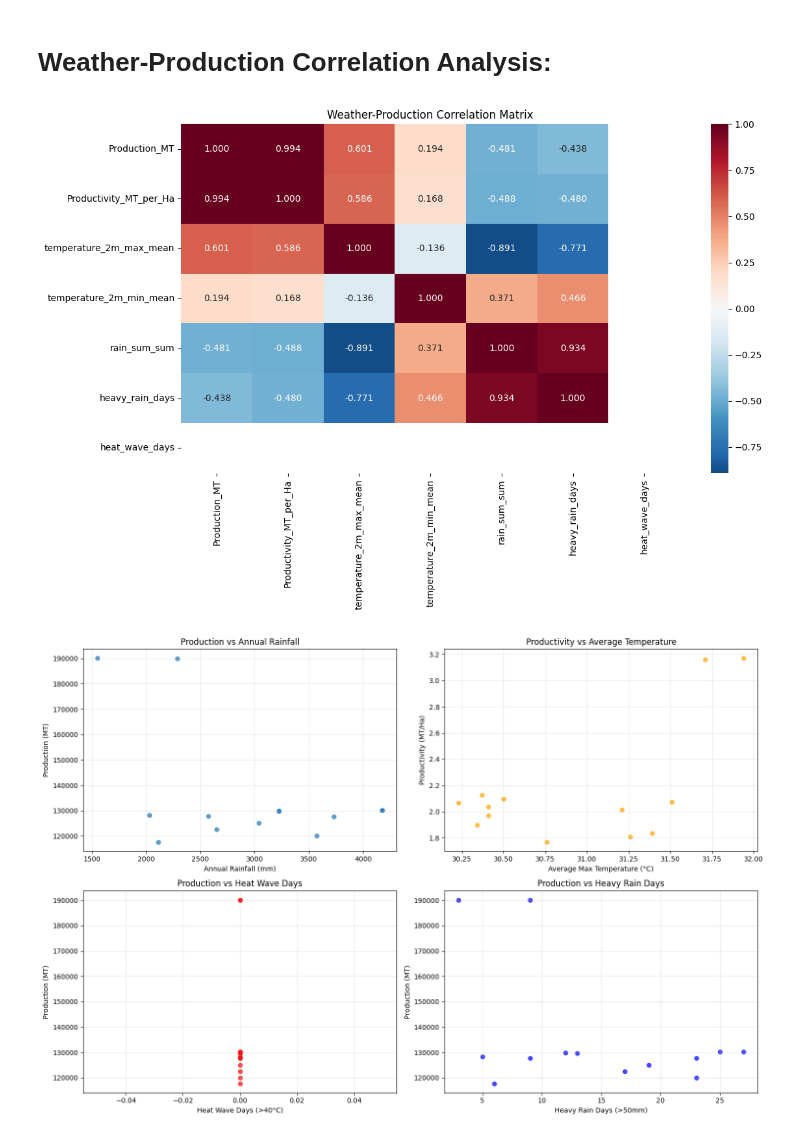
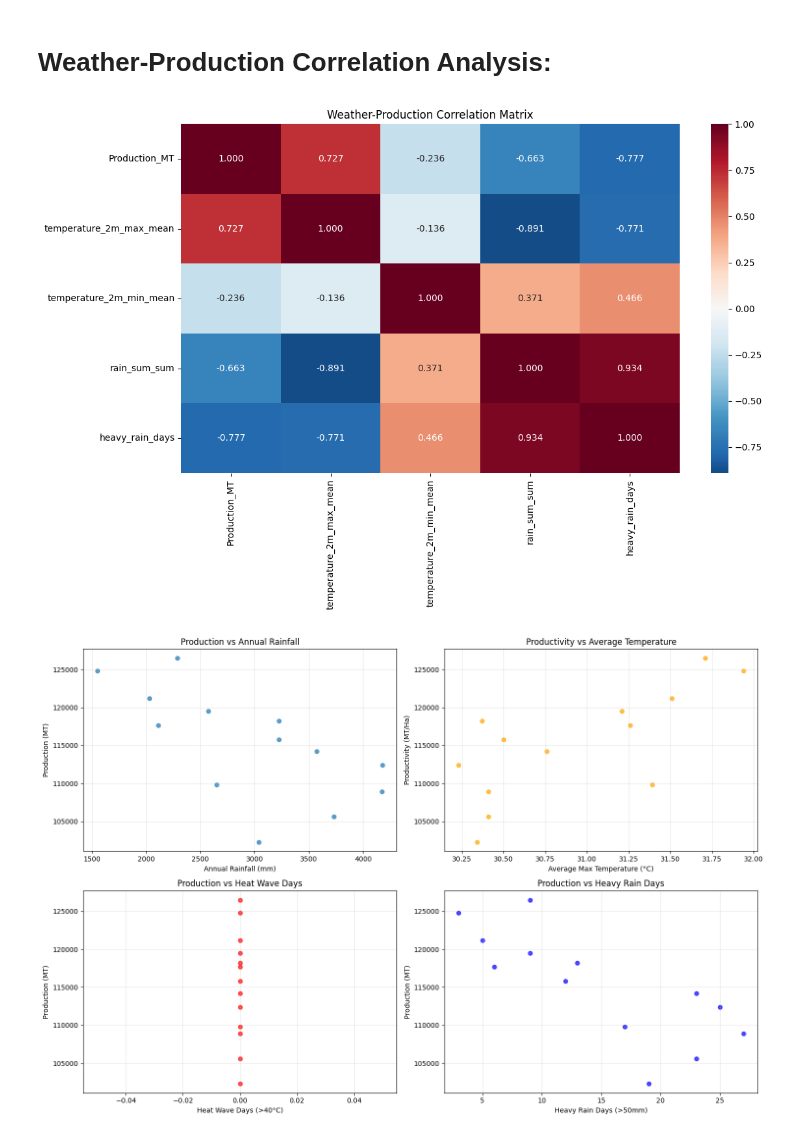
Before and after one commit to loijunator/mango-price-predict, a Jupyter notebook: quantity_analysis.ipynb, the cells around one changed output. Drawn from its saved outputs; the diff is of its cells as text; code cells hidden in the pictures.

```diff
--- a/quantity_analysis.ipynb
+++ b/quantity_analysis.ipynb
@@ -5,7 +5,7 @@ import sklearn as sk
 import matplotlib.pyplot as plt
 import seaborn as sns
 # %%
-df_quantity = pd.read_csv('ratnagiri_mango_comprehensive_2012_2024.csv')
+df_quantity = pd.read_csv('ratnagiri_mango_verified_2012_2024.csv')
 df_daily_weather = pd.read_csv('final_daily_weather.csv', parse_dates=["date"])
 df_hourly_weather = pd.read_csv('final_hourly_weather.csv', parse_dates=["date"])
 # %%
@@ -174,8 +174,8 @@ merged_data = df_quantity.merge(weather_annual, left_on='Year', right_index=True
 
 # Correlation heatmap
 plt.figure(figsize=(12, 8))
-correlation_cols = ['Production_MT', 'Productivity_MT_per_Ha', 'temperature_2m_max_mean',
-                   'temperature_2m_min_mean', 'rain_sum_sum', 'heavy_rain_days', 'heat_wave_days']
+correlation_cols = ['Production_MT', 'temperature_2m_max_mean',
+                   'temperature_2m_min_mean', 'rain_sum_sum', 'heavy_rain_days']
 corr_matrix = merged_data[correlation_cols].corr()
 sns.heatmap(corr_matrix, annot=True, cmap='RdBu_r', center=0, fmt='.3f')
 plt.title('Weather-Production Correlation Matrix')
@@ -188,33 +188,33 @@ fig, axes = plt.subplots(2, 2, figsize=(15, 10))
 # Production vs Annual Rainfall
 axes[0,0].scatter(merged_data['rain_sum_sum'], merged_data['Production_MT'], alpha=0.7)
 axes[0,0].set_xlabel('Annual Rainfall (mm)')
 axes[0,0].set_ylabel('Production (MT)')
 axes[0,0].set_title('Production vs Annual Rainfall')
 axes[0,0].grid(True, alpha=0.3)
 
 # Productivity vs Average Temperature
-axes[0,1].scatter(merged_data['temperature_2m_max_mean'], merged_data['Productivity_MT_per_Ha'], alpha=0.7, color='orange')
+axes[0,1].scatter(merged_data['temperature_2m_max_mean'], merged_data['Production_MT'], alpha=0.7, color='orange')
 axes[0,1].set_xlabel('Average Max Temperature (°C)')
 axes[0,1].set_ylabel('Productivity (MT/Ha)')
 axes[0,1].set_title('Productivity vs Average Temperature')
 axes[0,1].grid(True, alpha=0.3)
 
 # Production vs Heat Wave Days
 axes[1,0].scatter(merged_data['heat_wave_days'], merged_data['Production_MT'], alpha=0.7, color='red')
 axes[1,0].set_xlabel('Heat Wave Days (>40°C)')
 axes[1,0].set_ylabel('Production (MT)')
 axes[1,0].set_title('Production vs Heat Wave Days')
 axes[1,0].grid(True, alpha=0.3)
 
 # Production vs Heavy Rain Days
 axes[1,1].scatter(merged_data['heavy_rain_days'], merged_data['Production_MT'], alpha=0.7, color='blue')
 axes[1,1].set_xlabel('Heavy Rain Days (>50mm)')
 axes[1,1].set_ylabel('Production (MT)')
 axes[1,1].set_title('Production vs Heavy Rain Days')
 axes[1,1].grid(True, alpha=0.3)
 
 plt.tight_layout()
 plt.show()
 # %% [output]
-[figure, old version]
+[figure, new version]
-[figure, old version]
+[figure, new version]
```
Also changed, not shown: parts of 4 cells of this notebook, 1 other file.
